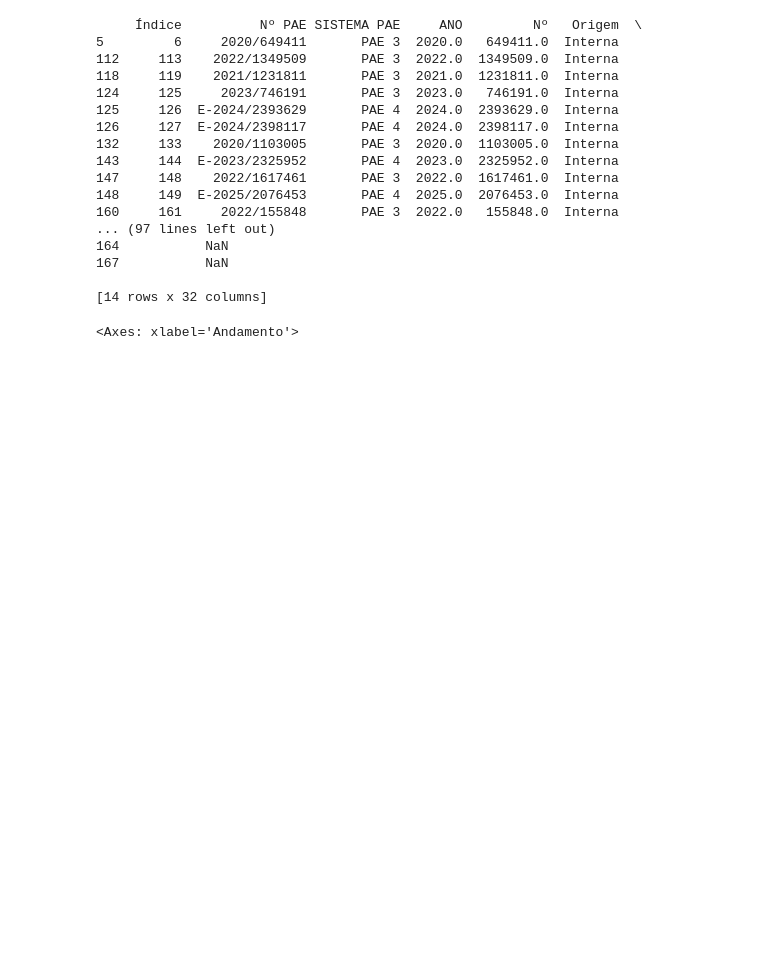
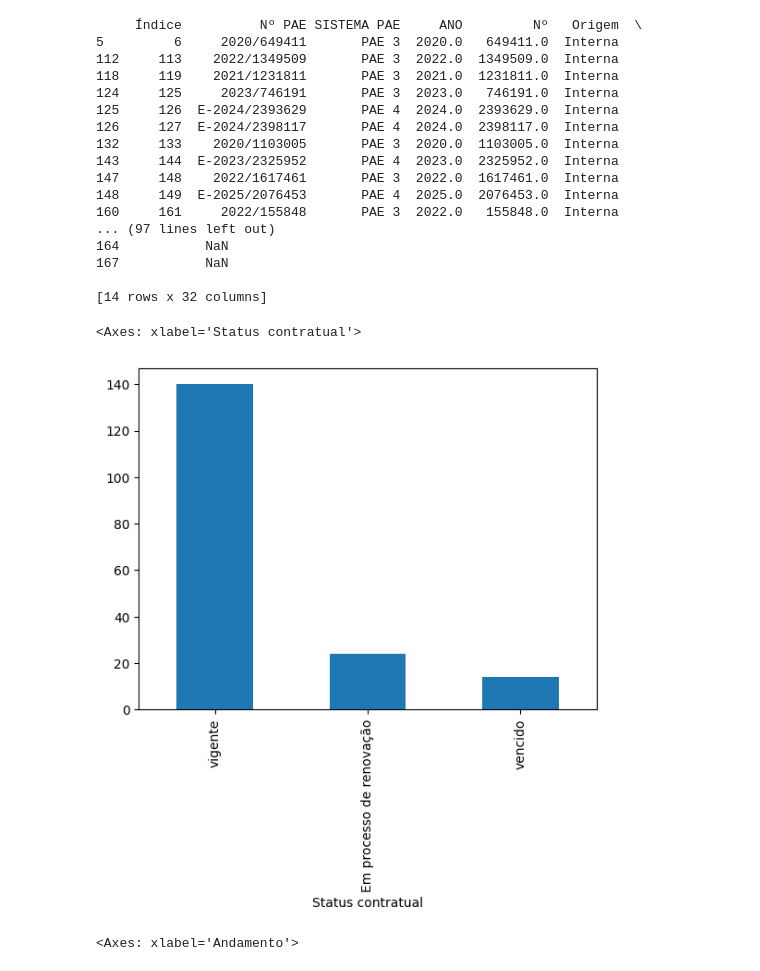
Before and after one commit to Jfdeev/Dashborad-Prodepa, a Jupyter notebook: assets/prodepa.contratos.pae.ipynb, the cells around one changed output. Saved outputs shown, nothing was run; the diff lists cells and outputs as text; code cells hidden in the pictures; blank space fills up the shorter version.

```diff
--- a/assets/prodepa.contratos.pae.ipynb
+++ b/assets/prodepa.contratos.pae.ipynb
@@ -33,6 +46,11 @@ print(contratos_vencidos)
 167           NaN
 
 [14 rows x 32 columns]
+# %%
+df['Status contratual'].value_counts().plot(kind='bar')
+# %% [output]
+<Axes: xlabel='Status contratual'>
+[figure, added]
 # %%
 df['Andamento'].value_counts().plot(kind='bar')
 # %% [output]
```
Also changed, not shown: parts of 11 cells of this notebook, 4 other files.
